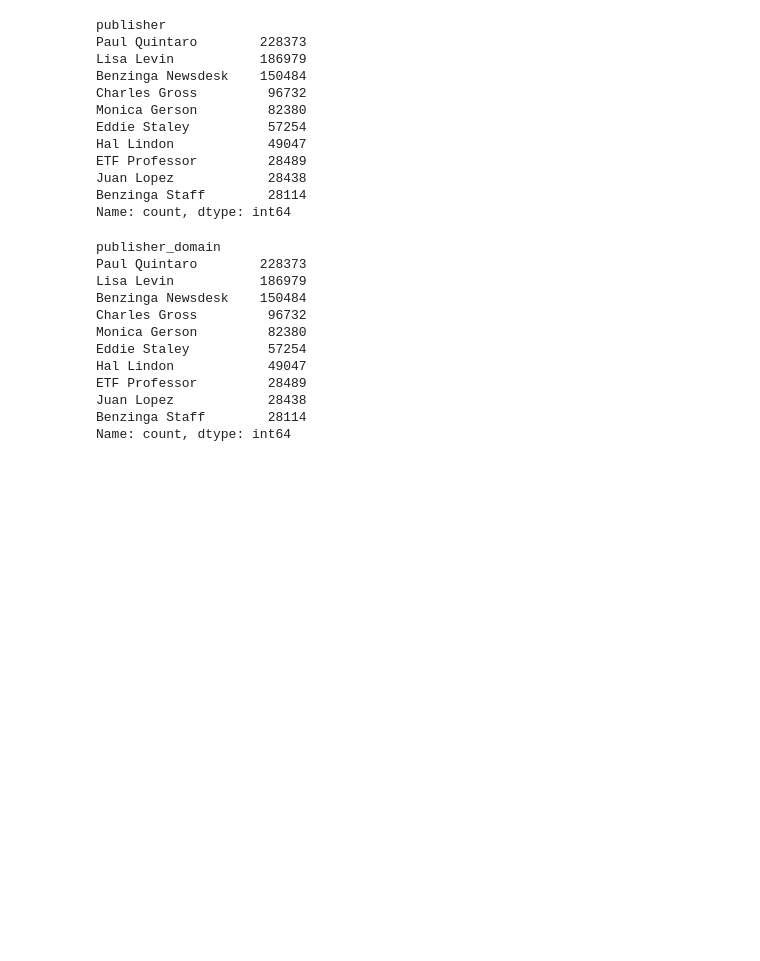
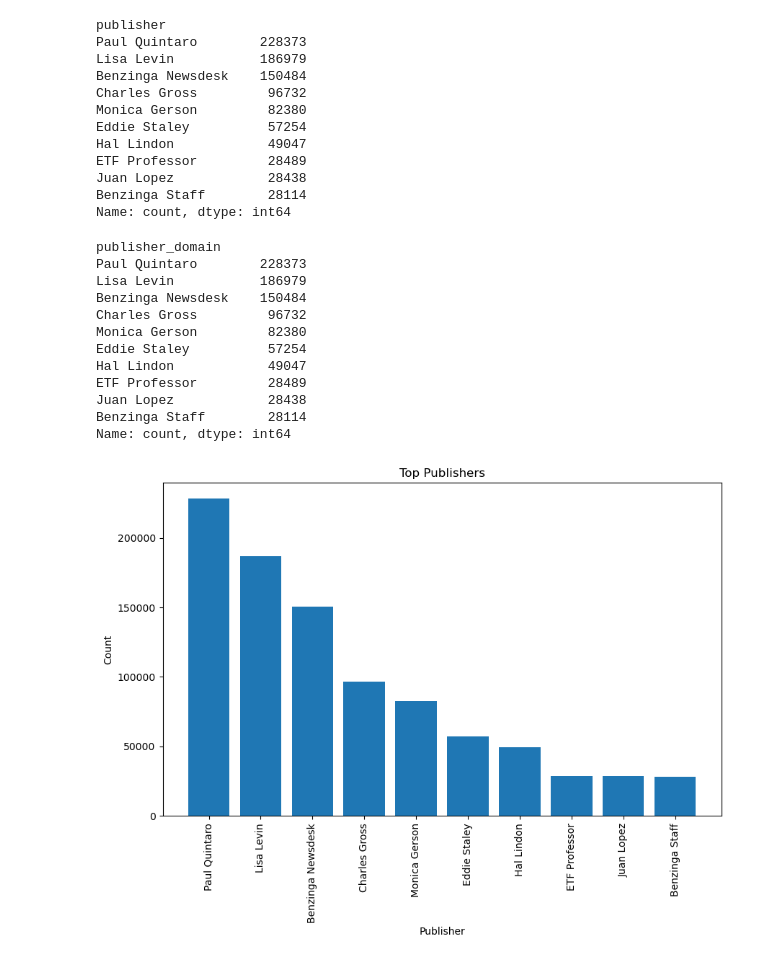
Before and after one commit to jodahe1/Nova_Financial_Solutions, a Jupyter notebook: Scripts/Publisher Analysis.ipynb, the cells around one changed output. Saved outputs shown, nothing was run; the diff lists cells and outputs as text; code cells hidden in the pictures; blank space fills up the shorter version.

Commit message:
correcting Some formulas and charts Added

```diff
--- a/Scripts/Publisher Analysis.ipynb
+++ b/Scripts/Publisher Analysis.ipynb
@@ -64,3 +65,14 @@ ETF Professor         28489
 Juan Lopez            28438
 Benzinga Staff        28114
 Name: count, dtype: int64
+# %%
+# Create a bar chart of the top publishers
+plt.figure(figsize=(10, 6))
+plt.bar(top_publishers.index, top_publishers.values)
+plt.xticks(rotation=90)
+plt.xlabel("Publisher")
+plt.ylabel("Count")
+plt.title("Top Publishers")
+plt.show()
+# %% [output]
+[figure, added]
```
Also changed, not shown: parts of 3 cells of this notebook.
